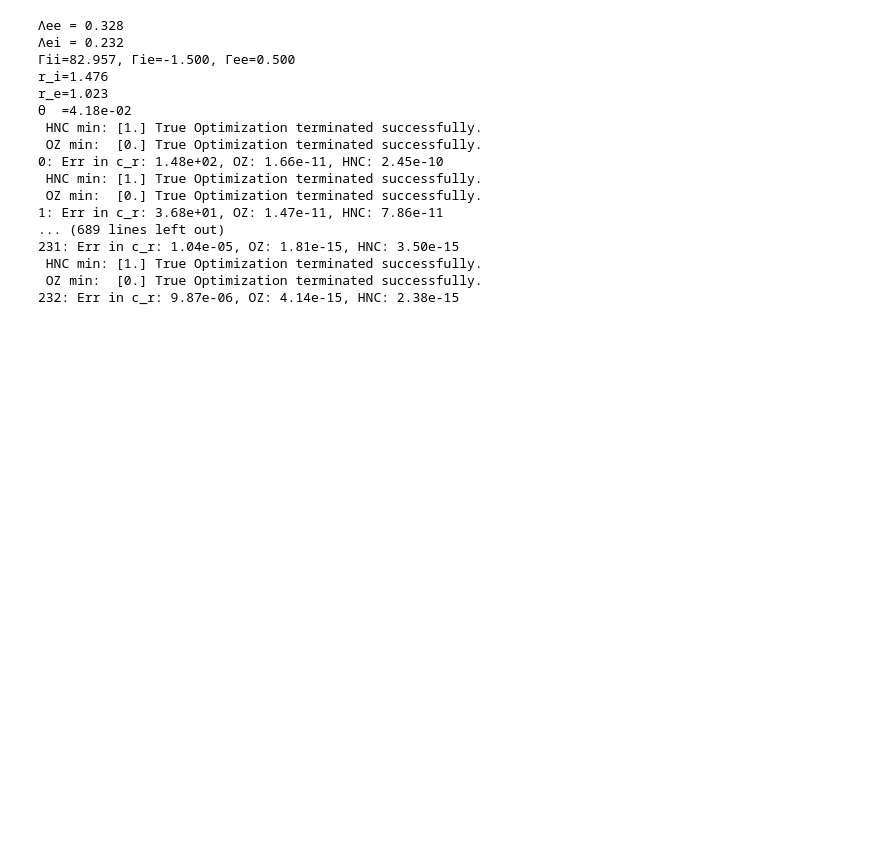
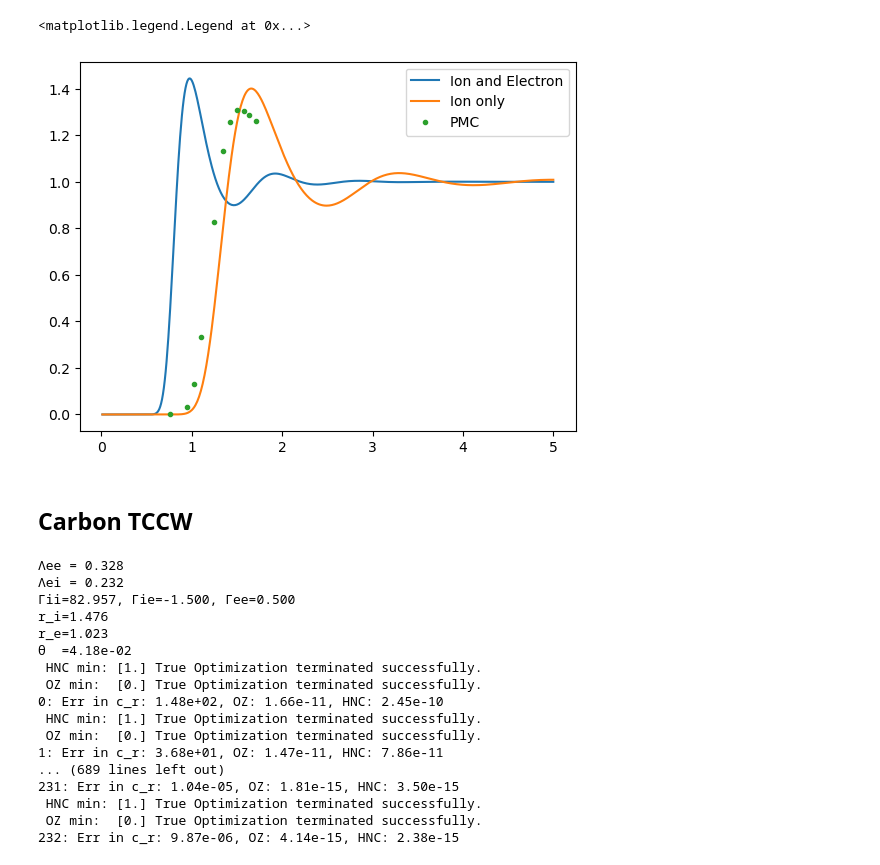
Before and after one commit to ZachAJohnson/hnc, a Jupyter notebook: QSP_HNC_TCCW_custom_screen.ipynb, the cells around one changed output. Cells and saved outputs as stored; diff of their text form; code cells hidden in the pictures; blank space fills up the shorter version.

```diff
--- a/QSP_HNC_TCCW_custom_screen.ipynb
+++ b/QSP_HNC_TCCW_custom_screen.ipynb
@@ -73,0 +74,8 @@ def run_hnc_one_species(n_in_per_cc, T, Z, A, Zstar, num_iterations=1e3, method=
+# %%
+ri = 1.36
+ni = QSP_HNC.n_from_rs(ri)/aB**3*1e-6
+Te = 8.62*eV #430.9*eV
+Ti   = 8.62*eV #430.9*eV
+Z, A = 6,12
+Zstar= 4#5.758
+carbon, carbonqsp = run_hnc(ni, Te, Z, A, Zstar ,method='best', num_iterations=1e3)
@@ -73,0 +100,2 @@ def run_hnc_one_species(n_in_per_cc, T, Z, A, Zstar, num_iterations=1e3, method=
+# %%
+carbon_one_species, _ = run_hnc_one_species(ni, Te, Z, A, Zstar, method='best' )
@@ -74,3 +120,19 @@ def run_hnc_one_species(n_in_per_cc, T, Z, A, Zstar, num_iterations=1e3, method=
+# %%
+fig, ax = plt.subplots()
+
+data = read_csv("/home/zach/plasma/hnc/data/C_ri_1.36_T8.62eV.txt",header=1, delim_whitespace=True)
+# data = read_csv("/home/zach/plasma/hnc/data/C_ri_1.36_T430.9eV.txt",header=1, delim_whitespace=True)
+r_data, g_data = data['r/ri'], data['g_ii']
+
+ax.plot(carbon.r_array, carbon.h_r_matrix[0,0]+1, label='Ion and Electron')
+ax.plot(carbon.r_array, carbon_one_species.h_r_matrix[0,0]+1, label="Ion only")
+ax.plot(r_data, g_data, '.', label='PMC')
+ax.legend()
+# %% [output]
+<matplotlib.legend.Legend at 0x...>
+[figure, added]
+# %% [markdown]
+## Carbon TCCW
 # %%
 ni = 5.01e23 # per cc
 Te = 2*eV
```
Also changed, not shown: parts of 8 cells of this notebook, 2 other files.
